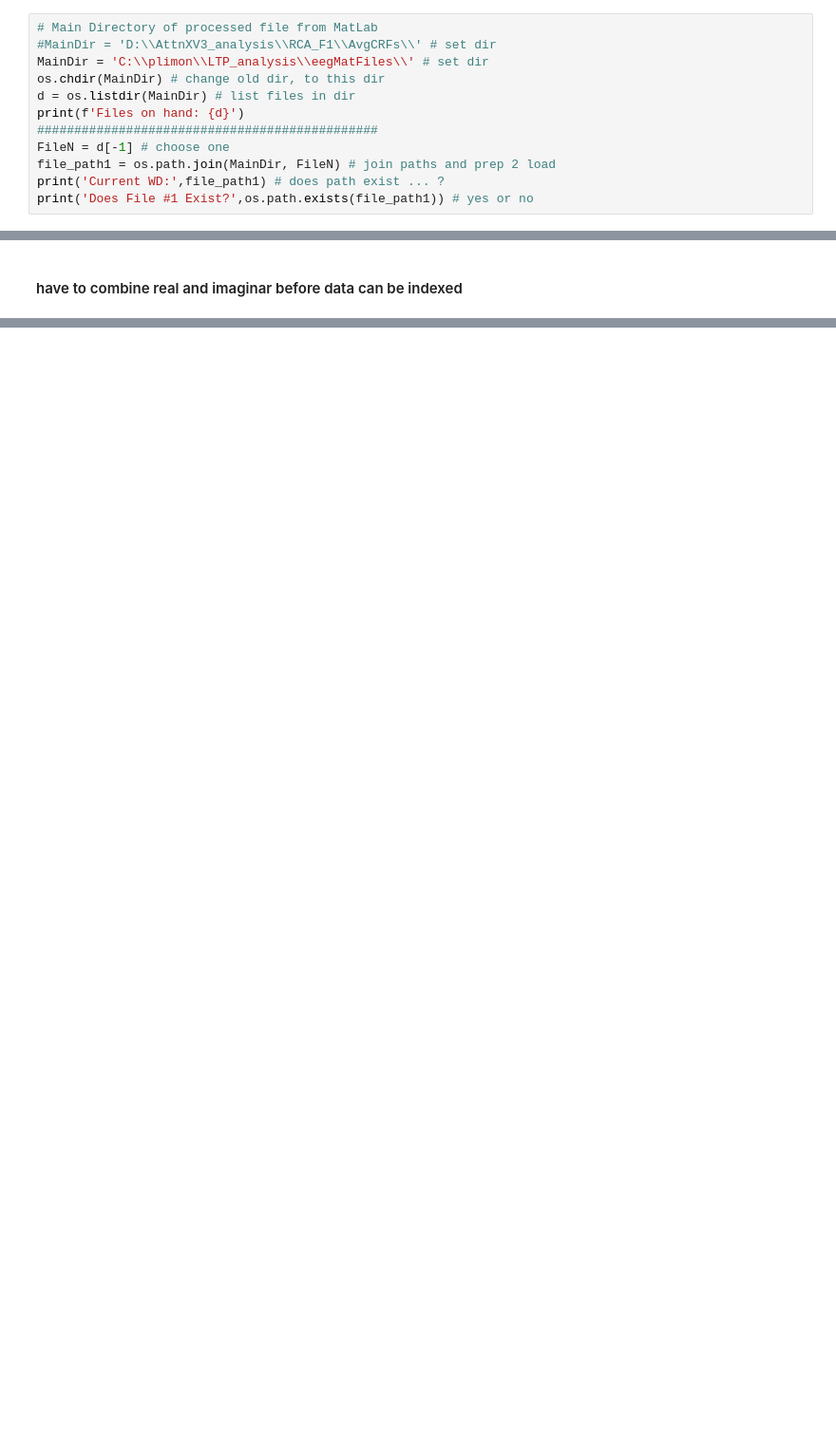
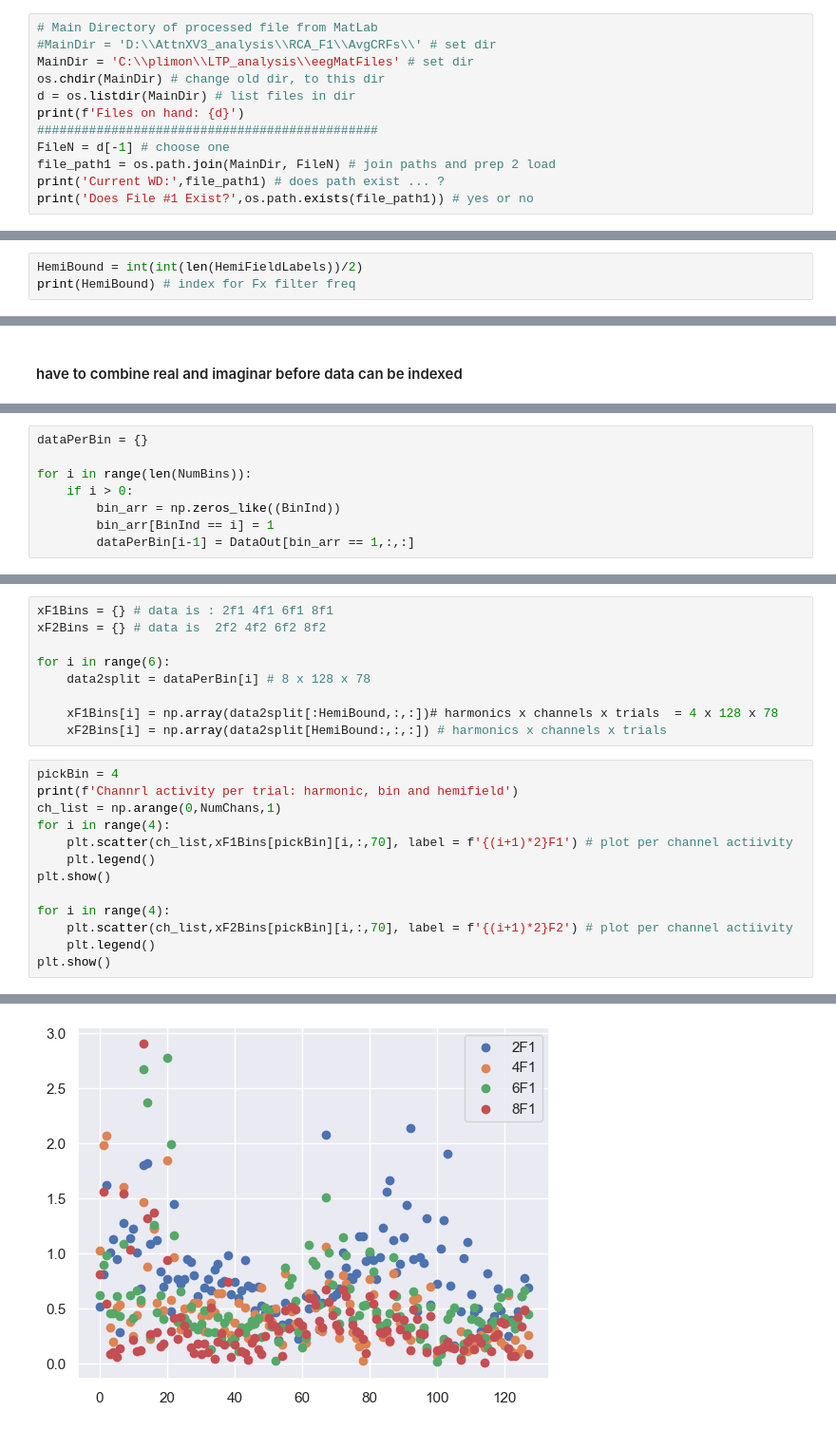
Before and after one commit to PatriciaNL/LTP_analysis, a Jupyter notebook: PythonScripts/ProcessingPipeline/ImportMatnSort.ipynb, the cells around one changed output, grey strips where cells are left out. Shown at 95% size. Drawn from its saved outputs; the diff is of its cells as text; blank space fills up the shorter version.

Commit message:
plot topos

```diff
--- a/PythonScripts/ProcessingPipeline/ImportMatnSort.ipynb
+++ b/PythonScripts/ProcessingPipeline/ImportMatnSort.ipynb
@@ -12,7 +16,7 @@ from datetime import datetime
 # %%
 # Main Directory of processed file from MatLab
 #MainDir = 'D:\\AttnXV3_analysis\\RCA_F1\\AvgCRFs\\' # set dir
-MainDir = 'C:\\plimon\\LTP_analysis\\eegMatFiles\\' # set dir
+MainDir = 'C:\\plimon\\LTP_analysis\\eegMatFiles' # set dir
 os.chdir(MainDir) # change old dir, to this dir
 d = os.listdir(MainDir) # list files in dir
 print(f'Files on hand: {d}')
@@ -100,0 +100,3 @@ for innerlist in inds:
+# %%
+HemiBound = int(int(len(HemiFieldLabels))/2)
+print(HemiBound) # index for Fx filter freq
@@ -194,0 +154,8 @@ plt.legend()
+# %%
+dataPerBin = {}
+
+for i in range(len(NumBins)):
+    if i > 0:
+        bin_arr = np.zeros_like((BinInd))
+        bin_arr[BinInd == i] = 1
+        dataPerBin[i-1] = DataOut[bin_arr == 1,:,:]
@@ -194,0 +164,23 @@ plt.legend()
+# %%
+xF1Bins = {} # data is : 2f1 4f1 6f1 8f1
+xF2Bins = {} # data is  2f2 4f2 6f2 8f2
+
+for i in range(6):
+    data2split = dataPerBin[i] # 8 x 128 x 78
+
+    xF1Bins[i] = np.array(data2split[:HemiBound,:,:])# harmonics x channels x trials  = 4 x 128 x 78
+    xF2Bins[i] = np.array(data2split[HemiBound:,:,:]) # harmonics x channels x trials
+# %%
+pickBin = 4
+print(f'Channrl activity per trial: harmonic, bin and hemifield')
+ch_list = np.arange(0,NumChans,1)
+for i in range(4):
+    plt.scatter(ch_list,xF1Bins[pickBin][i,:,70], label = f'{(i+1)*2}F1') # plot per channel actiivity
+    plt.legend()
+plt.show()
+
+for i in range(4):
+    plt.scatter(ch_list,xF2Bins[pickBin][i,:,70], label = f'{(i+1)*2}F2') # plot per channel actiivity
+    plt.legend()
+plt.show()
+# %% [output]
@@ -194,0 +188 @@ plt.legend()
+[figure, added]
```
Also changed, not shown: parts of 48 cells of this notebook, 1 other file.
